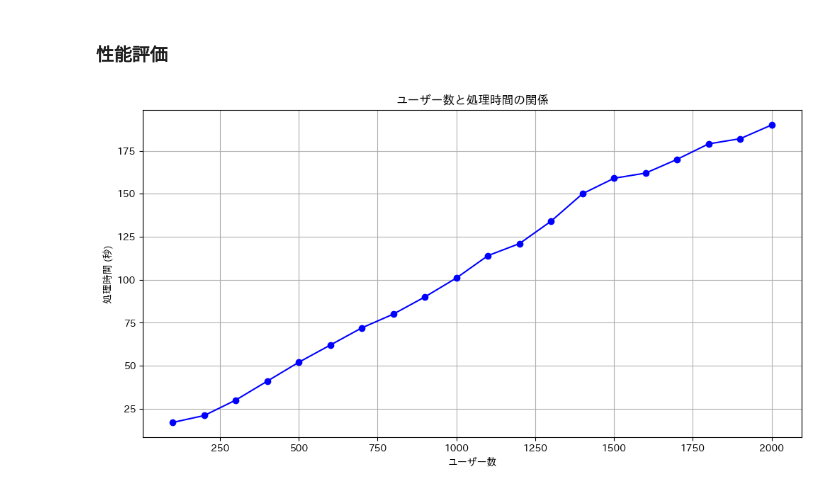
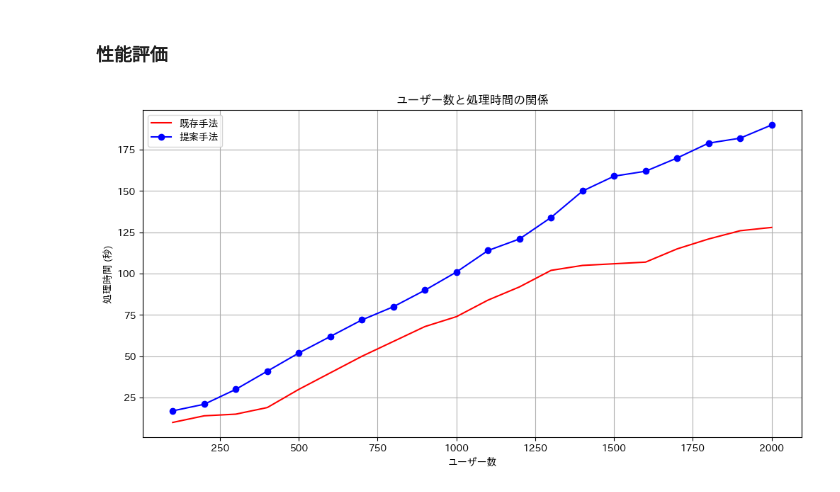
Before and after one commit to togawa427/ble-advertise-matplot, a Jupyter notebook: pandas/main.ipynb, the cells around one changed output. Saved outputs shown, nothing was run; the diff lists cells and outputs as text; code cells hidden in the pictures.

```diff
--- a/pandas/main.ipynb
+++ b/pandas/main.ipynb
@@ -131,33 +148,36 @@ plt.show()
 # %%
 # acc_file_path = "https://raw.githubusercontent.com/kanakanho/kajilab-PDR/main/data/acc.csv"
 # gyro_file_path = "https://raw.githubusercontent.com/kanakanho/kajilab-PDR/main/data/gyro.csv"
 
 # # 通信してデータを取得
 # df_acc = pd.read_csv(acc_file_path)
 # df_gyro = pd.read_csv(gyro_file_path)
 
 # data = pd.read_csv("data/siphash1.csv")
 
 # CSVファイルのパス（例: data.csv）
-file_path = 'data/siphash1.csv'
-# file_path = 'data/basic1.csv'
+file_path_siphash = 'data/siphash1.csv'
+file_path_basic = 'data/basic1.csv'
 # CSVファイルを読み込む
-df = pd.read_csv(file_path)
+df_basic = pd.read_csv(file_path_basic)
+df_siphash = pd.read_csv(file_path_siphash)
 
 # データをDataFrameとして読み込む
 # df = pd.read_csv(StringIO(data))
 
 # 折れ線グラフの描画
 plt.figure(figsize=(12, 6))
-plt.plot(df['users'], df['time'], marker='o', linestyle='-', color='b')
+plt.plot(df_basic['users'], df_basic['time'], linestyle='-', color='r', label='既存手法')
+plt.plot(df_siphash['users'], df_siphash['time'], marker='o', linestyle='-', color='b', label='提案手法')
 
 # グラフの装飾
 plt.xlabel('ユーザー数')
 plt.ylabel('処理時間 (秒)')
 plt.title('ユーザー数と処理時間の関係')
 plt.grid(True)
+plt.legend()
 
 # 表示
 plt.show()
 # %% [output]
-[figure, old version]
+[figure, new version]
```
Also changed, not shown: parts of 4 cells of this notebook, 1 other file.
